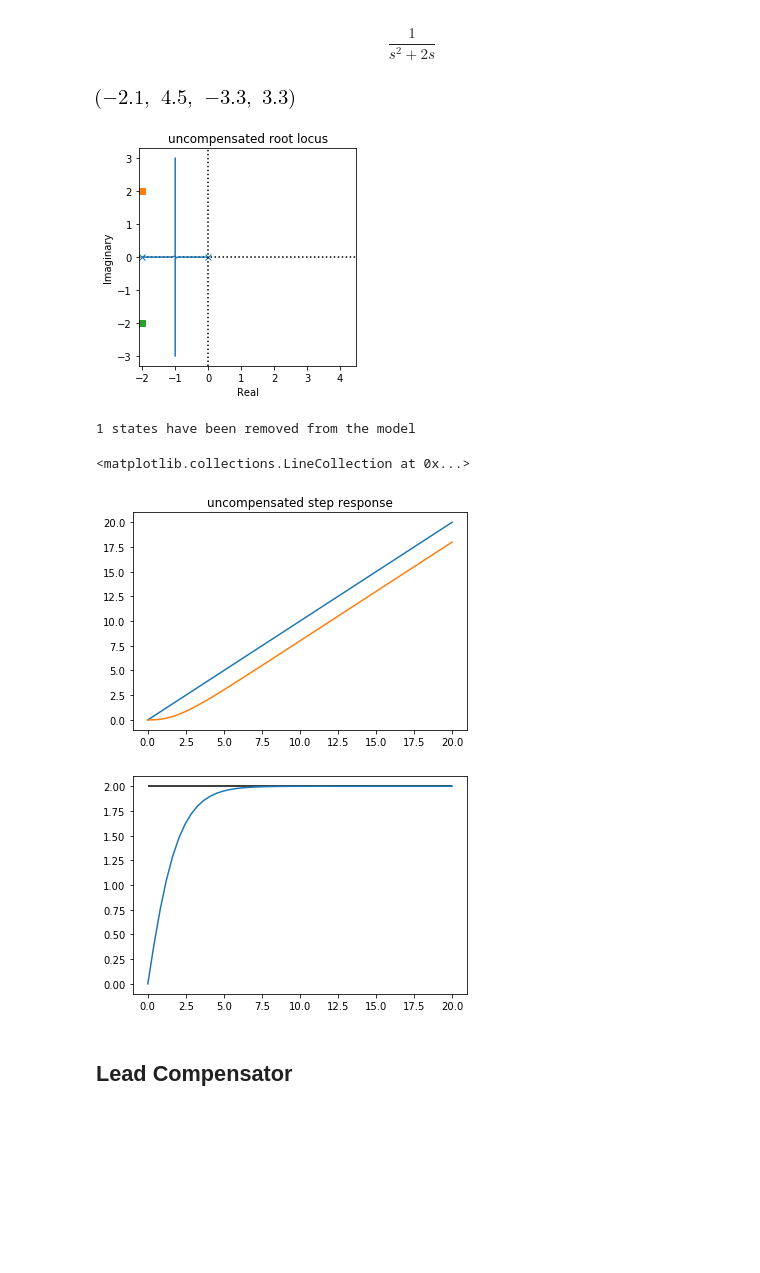
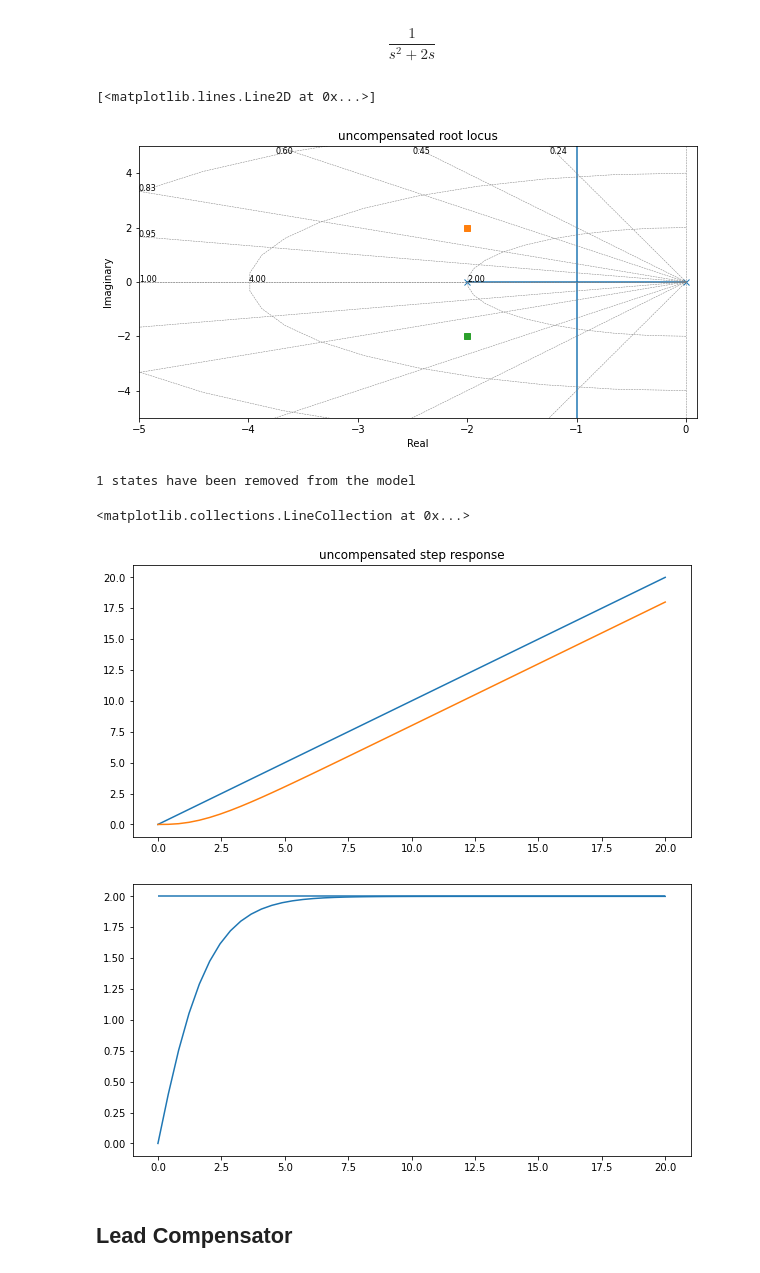
Before and after one commit to jgoppert/aae364_notebook, a Jupyter notebook: 08.Lag-Lead.ipynb, the cells around one changed output. Saved outputs shown, nothing was run; the diff lists cells and outputs as text; code cells hidden in the pictures; blank space fills up the shorter version.

```diff
--- a/08.Lag-Lead.ipynb
+++ b/08.Lag-Lead.ipynb
@@ -4,6 +4,7 @@ import sympy
 import numpy as np
 import matplotlib.pyplot as plt
 sympy.init_printing()
+plt.rcParams['figure.figsize']=(10, 5)
 # %% [markdown]
 ## Original System
 # %%
@@ -14,16 +15,15 @@ G
 # %% [output]
 $$\frac{1}{s^2 + 2 s}$$
 # %%
-control.rlocus(G, np.linspace(0, 10, 1000));
+control.rlocus(G, xlim=[-5, 0.1], ylim=[-5, 5]);
 plt.title('uncompensated root locus')
 sd = -2 + 2j
 
 plt.plot(np.real(sd), np.imag(sd), 's')
 plt.plot(np.real(sd), -np.imag(sd), 's')
-plt.axis('square')
 # %% [output]
+[<matplotlib.lines.Line2D at 0x...>]
-[figure, old version]
+[figure, new version]
-[figure, removed]
 # %%
 Gc = G/(1+G)
 t, y = control.step_response(Gc/s, T=np.linspace(0, 20));
@@ -41,7 +41,7 @@ plt.hlines(1/Kv, 0, 20)
 # %% [output]
 1 states have been removed from the model
 <matplotlib.collections.LineCollection at 0x...>
-[figure, old version]
+[figure, new version]
-[figure, old version]
+[figure, new version]
 # %% [markdown]
 ## Lead Compensator
```
Also changed, not shown: parts of 8 cells of this notebook, 1 other file.
